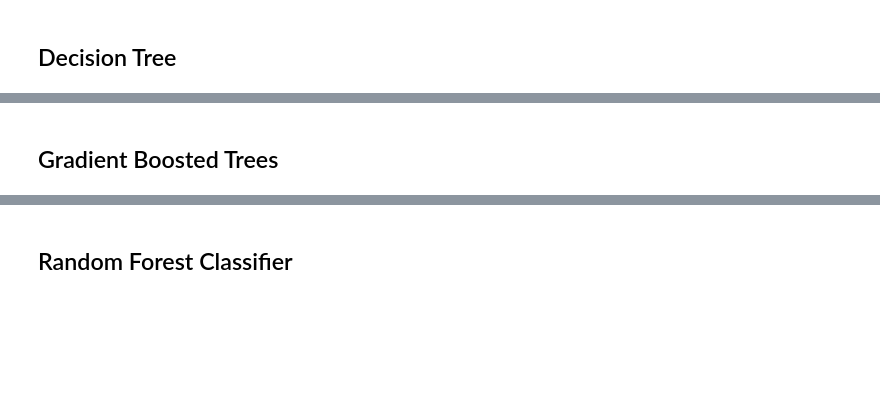
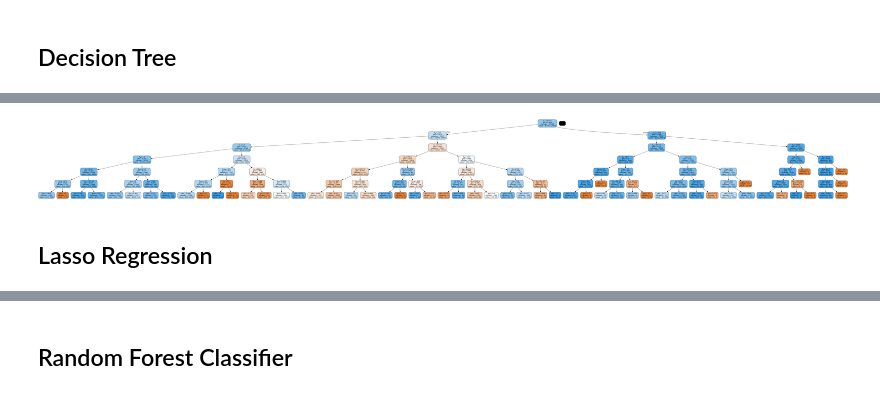
Before and after one commit to eshasah/CMPE_255_Group_4, a Jupyter notebook: Restaurant_Success.ipynb, the cells around one changed output, grey strips where cells are left out. Cells and saved outputs as stored; diff of their text form; code cells hidden in the pictures; blank space fills up the shorter version.

```diff
--- a/Restaurant_Success.ipynb
+++ b/Restaurant_Success.ipynb
@@ -966,13 +1151,15 @@ import pydotplus
 # %%
 dot_data = StringIO()
 
 export_graphviz(model.best_estimator_, out_file=dot_data,
                 filled=True, rounded=True,
                 special_characters=True)
 
 graph = pydotplus.graph_from_dot_data(dot_data.getvalue())
-graph.write_png('../models/dtree-graph.png')
+graph.write_png('/content/drive/My Drive/converted_data/dtree-graph.png')
 Image(graph.create_png())
+# %% [output]
+[figure, added]
-# %% [markdown]
-## Gradient Boosted Trees
+# %% [markdown]
+## Lasso Regression
 # %%
```
Also changed, not shown: parts of 87 cells of this notebook.
